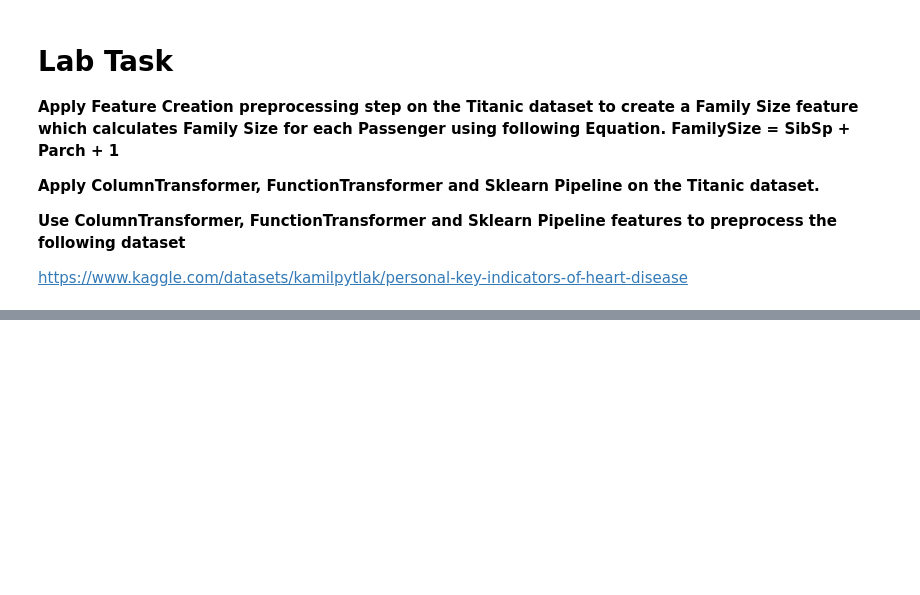
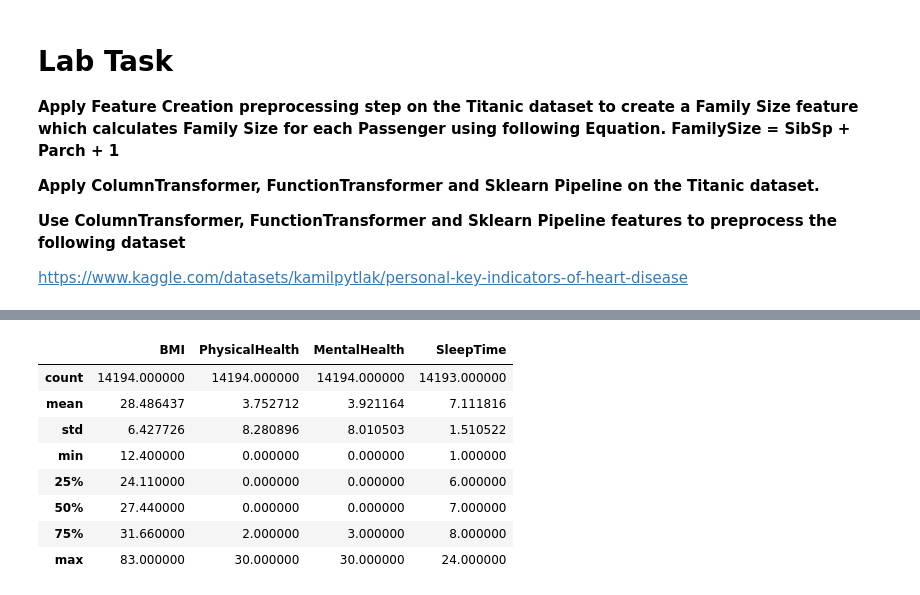
Before and after one commit to iammawaistariq/PAI-Lab, a Jupyter notebook: Lab_6_EDA+Sklearn_Pipeline.ipynb, the cells around one changed output, grey strips where cells are left out. Cells and saved outputs as stored; diff of their text form; code cells hidden in the pictures; blank space fills up the shorter version.

```diff
--- a/Lab_6_EDA+Sklearn_Pipeline.ipynb
+++ b/Lab_6_EDA+Sklearn_Pipeline.ipynb
@@ -542,0 +500,12 @@ memory usage: 43.9+ MB
+# %%
+dataset.describe()
+# %% [output]
+|  | BMI | PhysicalHealth | MentalHealth | SleepTime |
+| count | 14194.000000 | 14194.000000 | 14194.000000 | 14193.000000 |
+| mean | 28.486437 | 3.752712 | 3.921164 | 7.111816 |
+| std | 6.427726 | 8.280896 | 8.010503 | 1.510522 |
+| min | 12.400000 | 0.000000 | 0.000000 | 1.000000 |
+| 25% | 24.110000 | 0.000000 | 0.000000 | 6.000000 |
+| 50% | 27.440000 | 0.000000 | 0.000000 | 7.000000 |
+| 75% | 31.660000 | 2.000000 | 3.000000 | 8.000000 |
+| max | 83.000000 | 30.000000 | 30.000000 | 24.000000 |
```
Also changed, not shown: parts of 30 cells of this notebook.
